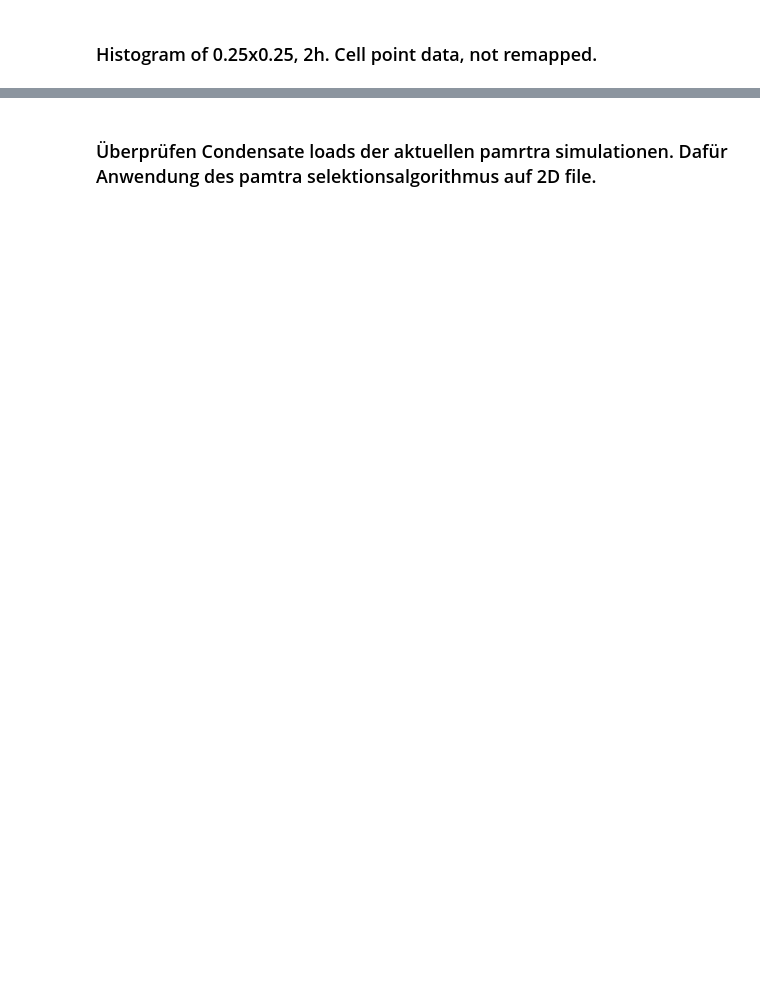
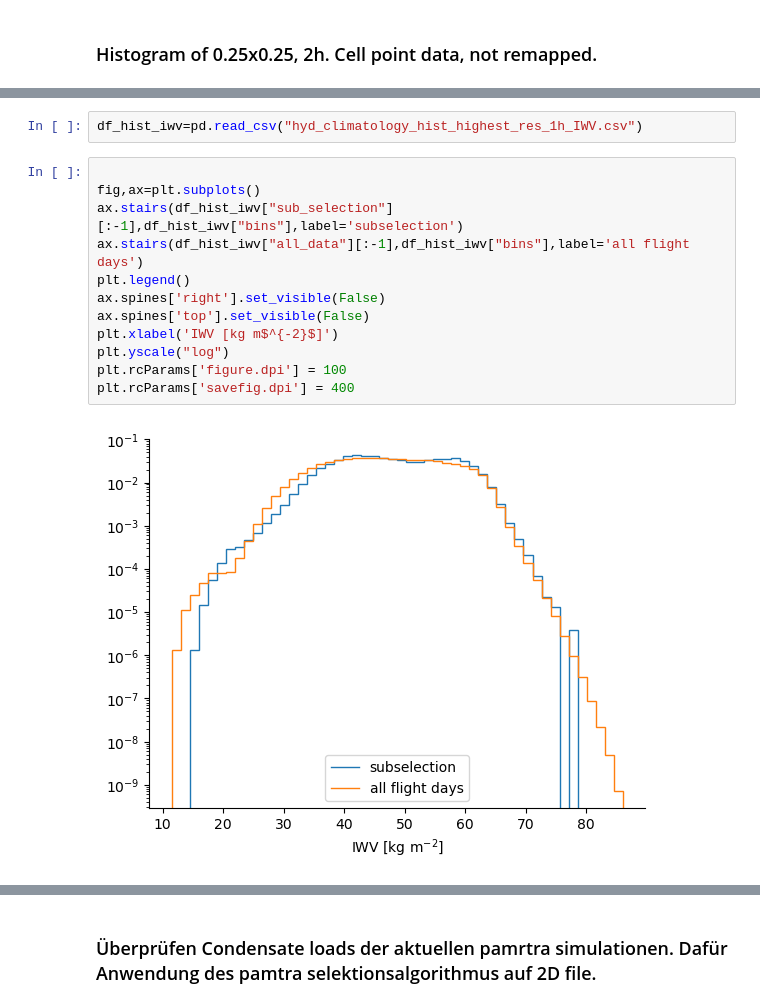
Before and after one commit to jani-be/NN_IWP_retrieval, a Jupyter notebook: NN_training_and_development/hydrometeor-climatology.ipynb, the cells around one changed output, grey strips where cells are left out. Drawn from its saved outputs; the diff is of its cells as text; blank space fills up the shorter version.

```diff
--- a/NN_training_and_development/hydrometeor-climatology.ipynb
+++ b/NN_training_and_development/hydrometeor-climatology.ipynb
@@ -278,0 +503,16 @@ plt.scatter(lon[common_idx],lat[common_idx],marker=".",alpha=1,s=0.3,c=common_id
+# %%
+df_hist_iwv=pd.read_csv("hyd_climatology_hist_highest_res_1h_IWV.csv")
+# %%
+
+fig,ax=plt.subplots()
+ax.stairs(df_hist_iwv["sub_selection"][:-1],df_hist_iwv["bins"],label='subselection')
+ax.stairs(df_hist_iwv["all_data"][:-1],df_hist_iwv["bins"],label='all flight days')
+plt.legend()
+ax.spines['right'].set_visible(False)
+ax.spines['top'].set_visible(False)
+plt.xlabel('IWV [kg m$^{-2}$]')
+plt.yscale("log")
+plt.rcParams['figure.dpi'] = 100
+plt.rcParams['savefig.dpi'] = 400
+# %% [output]
+[figure, added]
```
Also changed, not shown: parts of 29 cells of this notebook.
